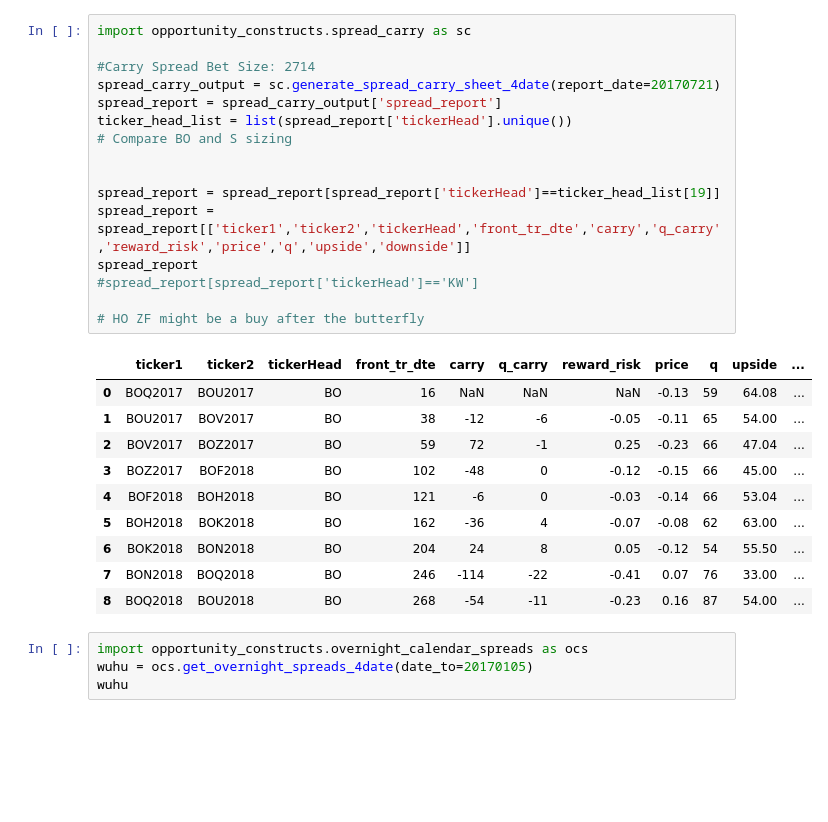
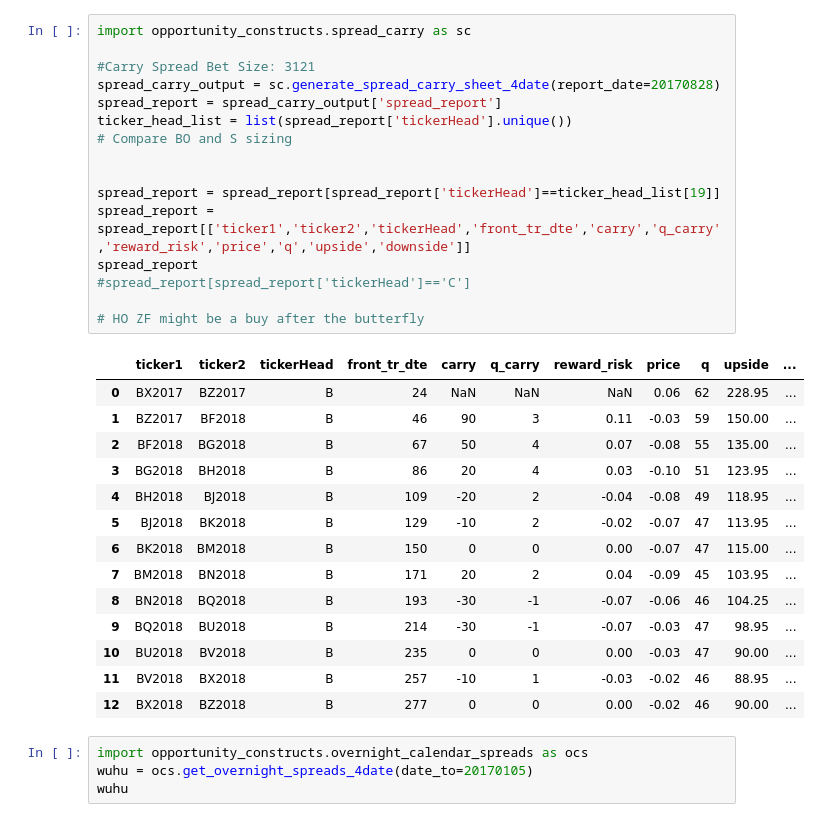
Before and after one commit to d0p34m1n3/repo_barbarossa, a Jupyter notebook: PycharmProjects/quandl/Untitled.ipynb, the cells around one changed output. Saved outputs shown, nothing was run; the diff lists cells and outputs as text; blank space fills up the shorter version.

```diff
--- a/PycharmProjects/quandl/Untitled.ipynb
+++ b/PycharmProjects/quandl/Untitled.ipynb
@@ -1,30 +1,34 @@
 # %%
 import opportunity_constructs.spread_carry as sc
 
-#Carry Spread Bet Size: 2714
-spread_carry_output = sc.generate_spread_carry_sheet_4date(report_date=20170721)
+#Carry Spread Bet Size: 3121
+spread_carry_output = sc.generate_spread_carry_sheet_4date(report_date=20170828)
 spread_report = spread_carry_output['spread_report']
 ticker_head_list = list(spread_report['tickerHead'].unique())
 # Compare BO and S sizing
 
 
 spread_report = spread_report[spread_report['tickerHead']==ticker_head_list[19]]
 spread_report = spread_report[['ticker1','ticker2','tickerHead','front_tr_dte','carry','q_carry','reward_risk','price','q','upside','downside']]
 spread_report
-#spread_report[spread_report['tickerHead']=='KW']
+#spread_report[spread_report['tickerHead']=='C']
 
 # HO ZF might be a buy after the butterfly
 # %% [output]
 |  | ticker1 | ticker2 | tickerHead | front_tr_dte | carry | q_carry | reward_risk | price | q | upside | ... |
-| 0 | BOQ2017 | BOU2017 | BO | 16 | NaN | NaN | NaN | -0.13 | 59 | 64.08 | ... |
-| 1 | BOU2017 | BOV2017 | BO | 38 | -12 | -6 | -0.05 | -0.11 | 65 | 54.00 | ... |
-| 2 | BOV2017 | BOZ2017 | BO | 59 | 72 | -1 | 0.25 | -0.23 | 66 | 47.04 | ... |
-| 3 | BOZ2017 | BOF2018 | BO | 102 | -48 | 0 | -0.12 | -0.15 | 66 | 45.00 | ... |
-| 4 | BOF2018 | BOH2018 | BO | 121 | -6 | 0 | -0.03 | -0.14 | 66 | 53.04 | ... |
-| 5 | BOH2018 | BOK2018 | BO | 162 | -36 | 4 | -0.07 | -0.08 | 62 | 63.00 | ... |
-| 6 | BOK2018 | BON2018 | BO | 204 | 24 | 8 | 0.05 | -0.12 | 54 | 55.50 | ... |
-| 7 | BON2018 | BOQ2018 | BO | 246 | -114 | -22 | -0.41 | 0.07 | 76 | 33.00 | ... |
-| 8 | BOQ2018 | BOU2018 | BO | 268 | -54 | -11 | -0.23 | 0.16 | 87 | 54.00 | ... |
+| 0 | BX2017 | BZ2017 | B | 24 | NaN | NaN | NaN | 0.06 | 62 | 228.95 | ... |
+| 1 | BZ2017 | BF2018 | B | 46 | 90 | 3 | 0.11 | -0.03 | 59 | 150.00 | ... |
+| 2 | BF2018 | BG2018 | B | 67 | 50 | 4 | 0.07 | -0.08 | 55 | 135.00 | ... |
+| 3 | BG2018 | BH2018 | B | 86 | 20 | 4 | 0.03 | -0.10 | 51 | 123.95 | ... |
+| 4 | BH2018 | BJ2018 | B | 109 | -20 | 2 | -0.04 | -0.08 | 49 | 118.95 | ... |
+| 5 | BJ2018 | BK2018 | B | 129 | -10 | 2 | -0.02 | -0.07 | 47 | 113.95 | ... |
+| 6 | BK2018 | BM2018 | B | 150 | 0 | 0 | 0.00 | -0.07 | 47 | 115.00 | ... |
+| 7 | BM2018 | BN2018 | B | 171 | 20 | 2 | 0.04 | -0.09 | 45 | 103.95 | ... |
+| 8 | BN2018 | BQ2018 | B | 193 | -30 | -1 | -0.07 | -0.06 | 46 | 104.25 | ... |
+| 9 | BQ2018 | BU2018 | B | 214 | -30 | -1 | -0.07 | -0.03 | 47 | 98.95 | ... |
+| 10 | BU2018 | BV2018 | B | 235 | 0 | 0 | 0.00 | -0.03 | 47 | 90.00 | ... |
+| 11 | BV2018 | BX2018 | B | 257 | -10 | 1 | -0.03 | -0.02 | 46 | 88.95 | ... |
+| 12 | BX2018 | BZ2018 | B | 277 | 0 | 0 | 0.00 | -0.02 | 46 | 90.00 | ... |
 # %%
 import opportunity_constructs.overnight_calendar_spreads as ocs
 wuhu = ocs.get_overnight_spreads_4date(date_to=20170105)
```
Also changed, not shown: 18 other files.
